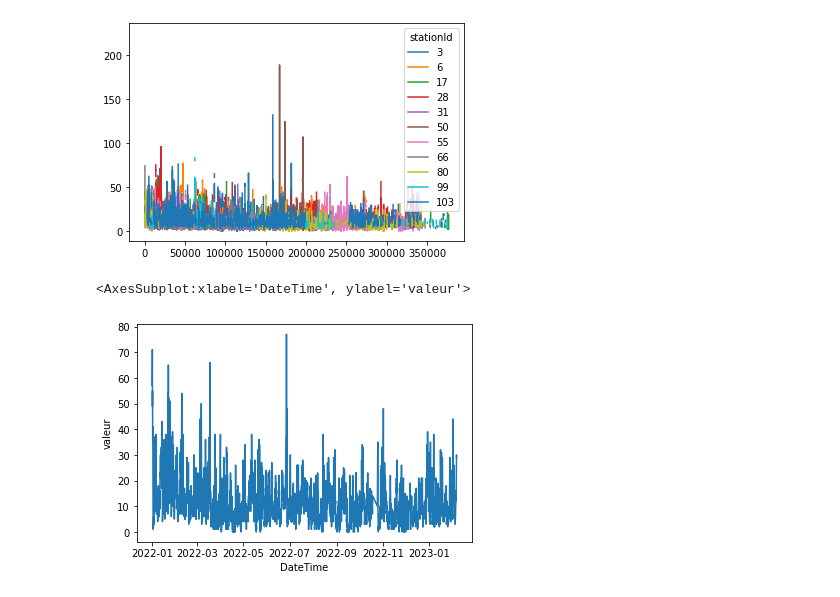
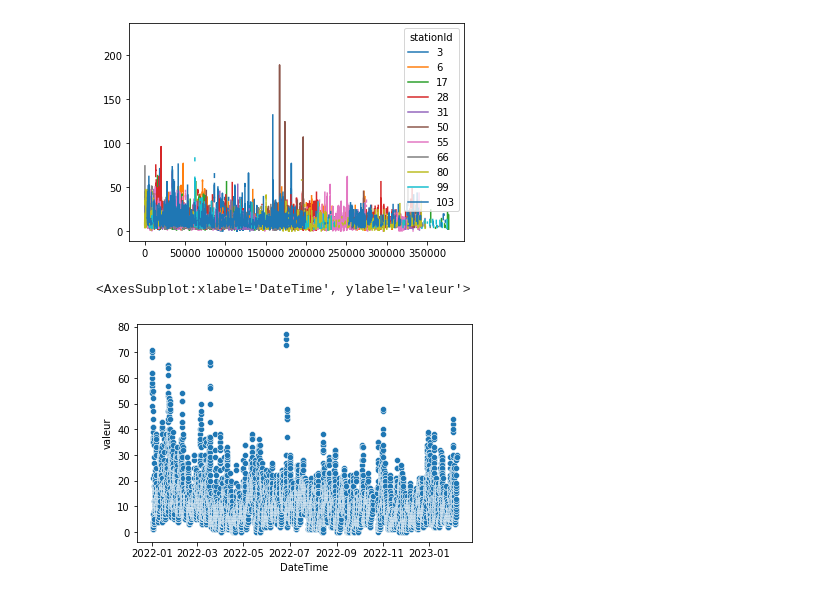
Before and after one commit to frncscndre/mtl-air-quality, a Jupyter notebook: exploratory-analysis.ipynb, the cells around one changed output. Cells and saved outputs as stored; diff of their text form; code cells hidden in the pictures.

```diff
--- a/exploratory-analysis.ipynb
+++ b/exploratory-analysis.ipynb
@@ -19,7 +19,7 @@ PM3 = PM[PM['stationId'] == 3]
 # %%
 import seaborn as sns
 # %%
-sns.lineplot(data = PM3, x = 'DateTime', y ='valeur')
+sns.scatterplot(data = PM3, x = 'DateTime', y ='valeur')
 # %% [output]
 <AxesSubplot:xlabel='DateTime', ylabel='valeur'>
-[figure, old version]
+[figure, new version]
```
